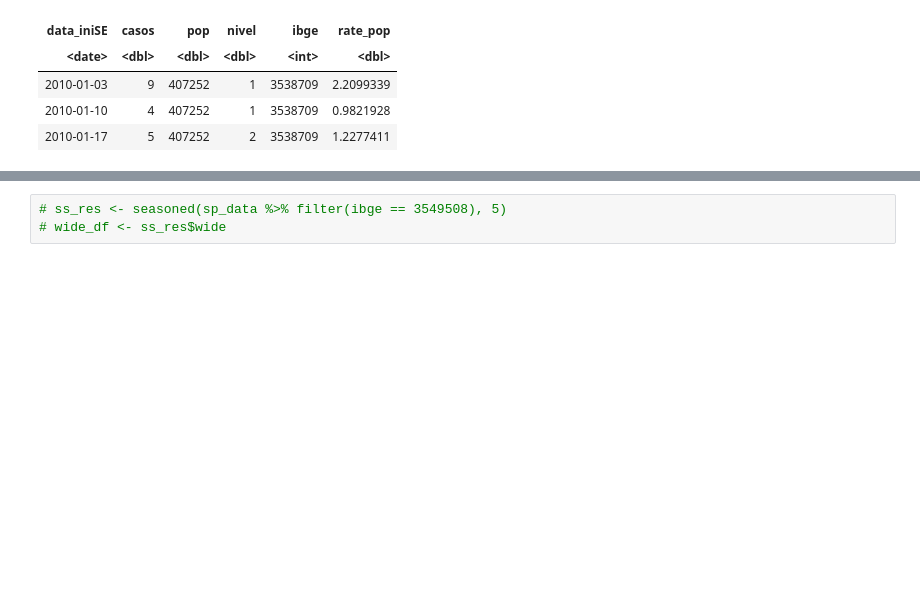
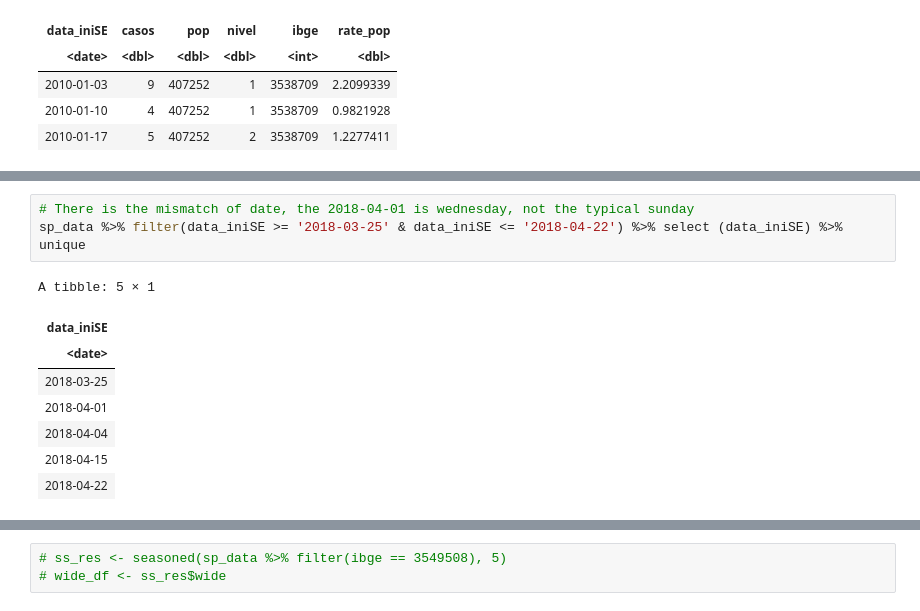
Before and after one commit to SahputraS/Outbreak-Simulation-and-Detection-Testing, a Jupyter notebook: Endemic_Label_SP.ipynb, the cells around one changed output, grey strips where cells are left out. Saved outputs shown, nothing was run; the diff lists cells and outputs as text; blank space fills up the shorter version.

```diff
--- a/Endemic_Label_SP.ipynb
+++ b/Endemic_Label_SP.ipynb
@@ -259,3 +219,15 @@ plot_data(sp_city_data1 , 'sao paulo', 'rate_pop')
+# %%
+# There is the mismatch of date, the 2018-04-01 is wednesday, not the typical sunday
+sp_data %>% filter(data_iniSE >= '2018-03-25' & data_iniSE <= '2018-04-22') %>% select (data_iniSE) %>% unique
+# %% [output]
+A tibble: 5 × 1
+| data_iniSE |
+| <date> |
+| 2018-03-25 |
+| 2018-04-01 |
+| 2018-04-04 |
+| 2018-04-15 |
+| 2018-04-22 |
 # %%
 seasoned <- function (inc_data, mon_start, zero_run_weeks = 8L){
 
```
Also changed, not shown: parts of 27 cells of this notebook.
